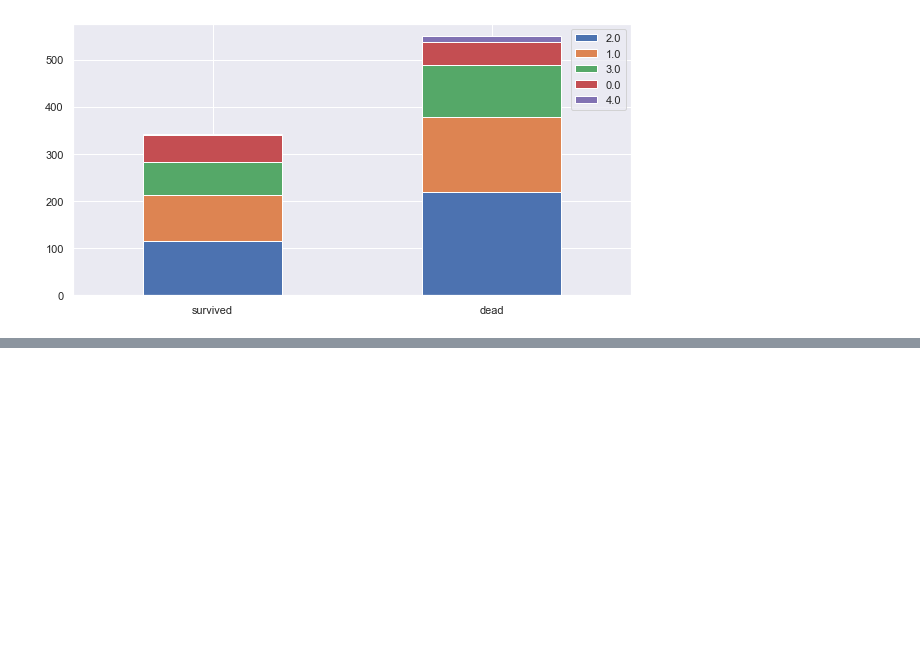
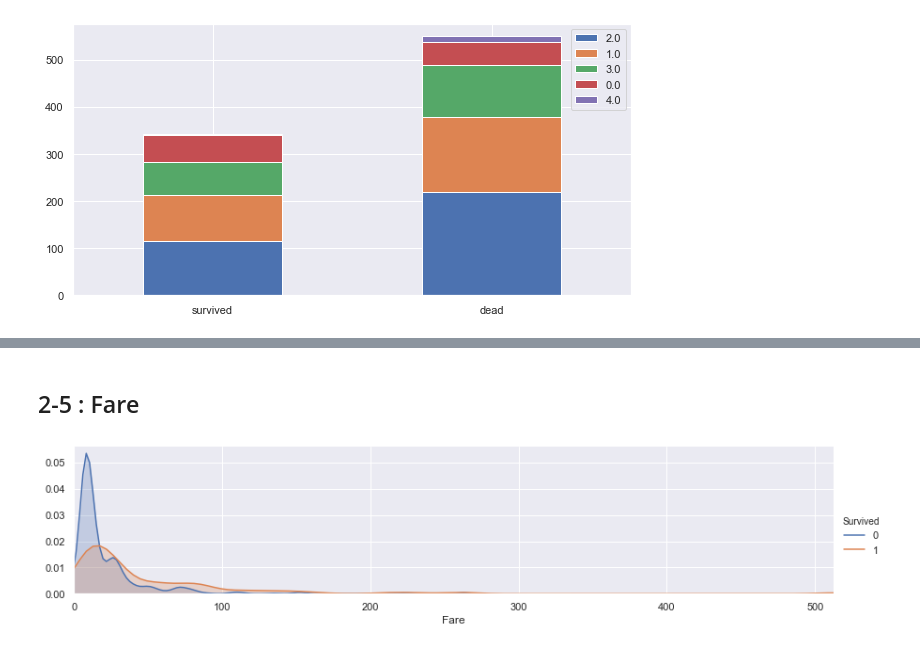
Before and after one commit to Kstyle0710/my_titanic, a Jupyter notebook: my_titanic.ipynb, the cells around one changed output, grey strips where cells are left out. Saved outputs shown, nothing was run; the diff lists cells and outputs as text; code cells hidden in the pictures; blank space fills up the shorter version.

```diff
--- a/my_titanic.ipynb
+++ b/my_titanic.ipynb
@@ -312,0 +350,13 @@ bar_chart("Age")
+# %% [markdown]
+## 2-5 :  Fare
+# %%
+train_df['Fare'].fillna(train_df.groupby('Pclass')['Fare'].transform('median'), inplace=True)
+test_df['Fare'].fillna(test_df.groupby('Pclass')['Fare'].transform('median'), inplace=True)
+# %%
+facet = sns.FacetGrid(train_df, hue="Survived", aspect=4)
+facet.map(sns.kdeplot, 'Fare', shade=True)
+facet.set(xlim=(0, train_df['Fare'].max()))
+facet.add_legend()
+plt.show()
+# %% [output]
+[figure, added]
```
Also changed, not shown: parts of 28 cells of this notebook.
